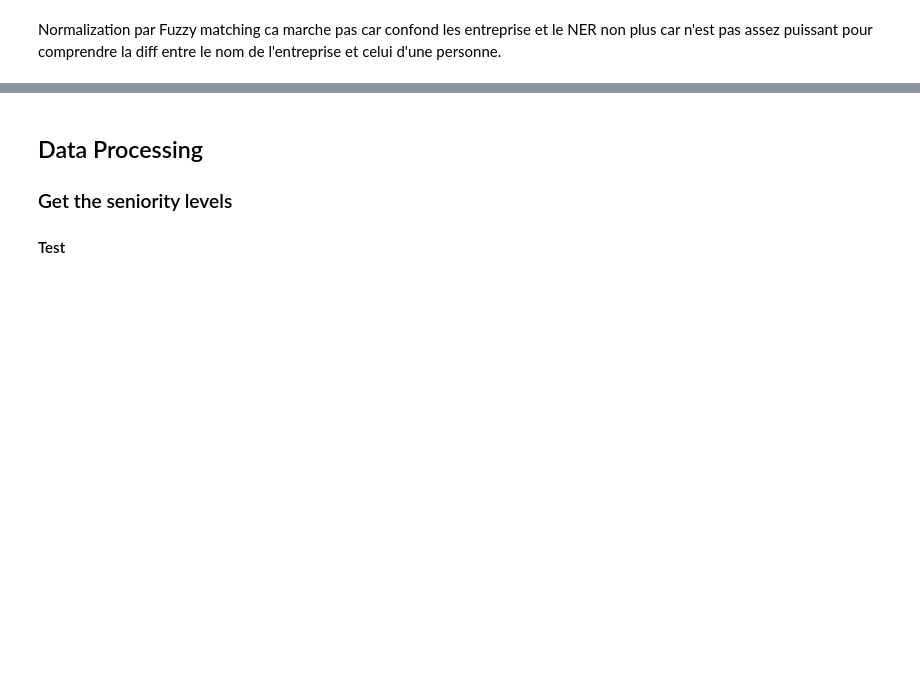
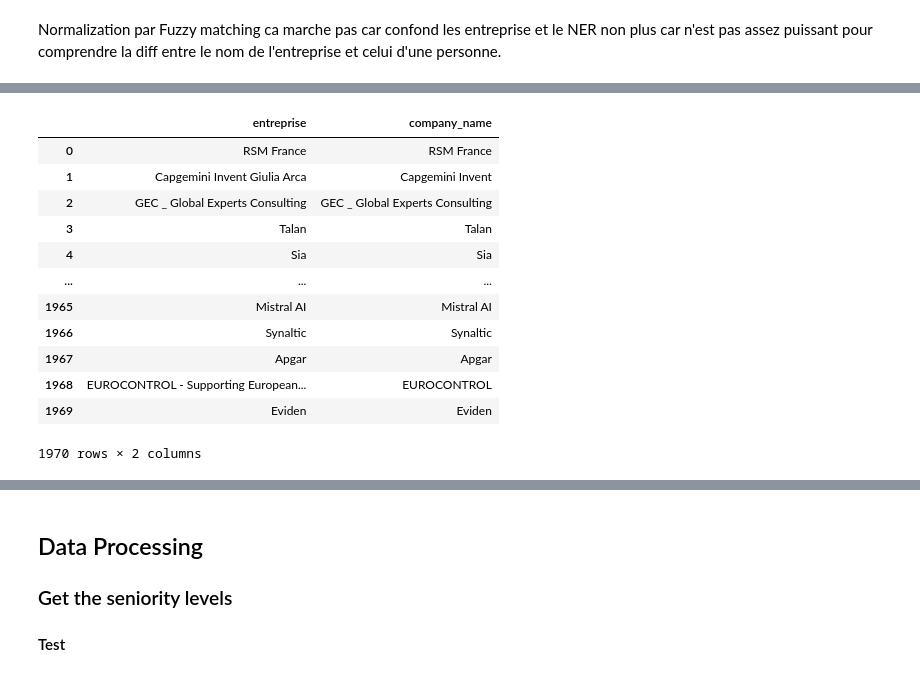
Before and after one commit to sebastiannati/Job-Market-Intelligence, a Jupyter notebook: EDA.ipynb, the cells around one changed output, grey strips where cells are left out. Drawn from its saved outputs; the diff is of its cells as text; code cells hidden in the pictures; blank space fills up the shorter version.

```diff
--- a/EDA.ipynb
+++ b/EDA.ipynb
@@ -4,0 +35,16 @@ Normalization par Fuzzy matching ca marche pas car confond les entreprise et le
+# %%
+df_try[["entreprise","company_name"]]
+# %% [output]
+|  | entreprise | company_name |
+| 0 | RSM France | RSM France |
+| 1 | Capgemini Invent Giulia Arca | Capgemini Invent |
+| 2 | GEC _ Global Experts Consulting | GEC _ Global Experts Consulting |
+| 3 | Talan | Talan |
+| 4 | Sia | Sia |
+| ... | ... | ... |
+| 1965 | Mistral AI | Mistral AI |
+| 1966 | Synaltic | Synaltic |
+| 1967 | Apgar | Apgar |
+| 1968 | EUROCONTROL - Supporting European... | EUROCONTROL |
+| 1969 | Eviden | Eviden |
+1970 rows × 2 columns
```
Also changed, not shown: parts of 9 cells of this notebook, 4 other files.
